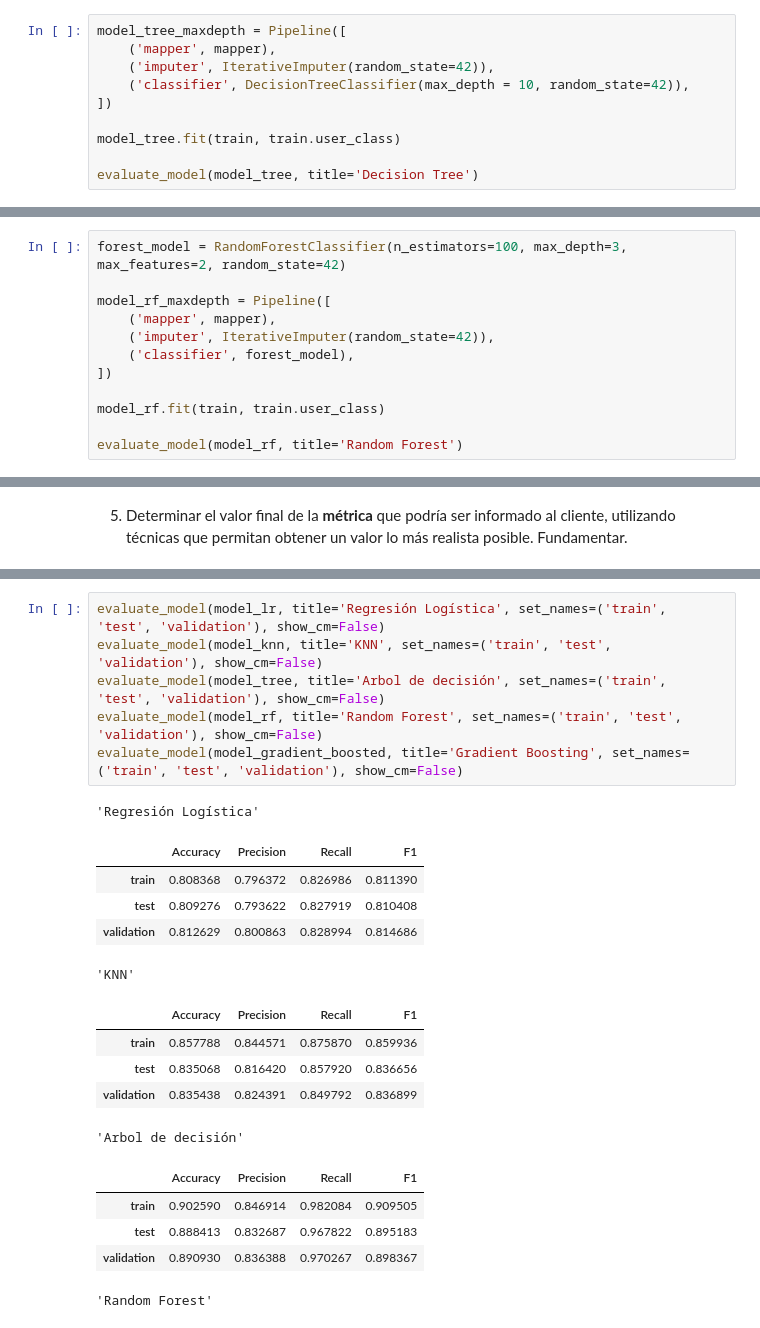
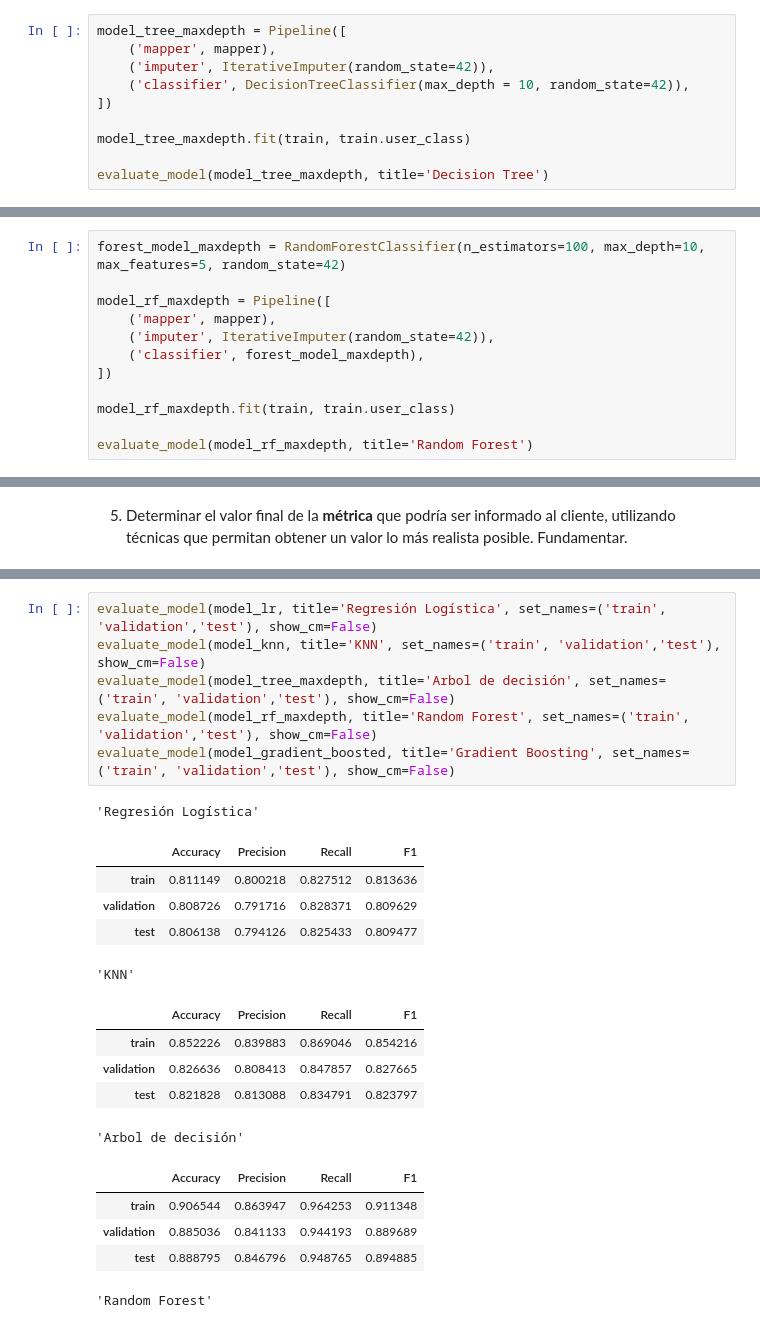
Before and after one commit to MiguelIribas/MachineLearning, a Jupyter notebook: tp2_experimentation.ipynb, the cells around one changed output, grey strips where cells are left out. Saved outputs shown, nothing was run; the diff lists cells and outputs as text.

Commit message:
avances tp2 con el resto de modelos

```diff
--- a/tp2_experimentation.ipynb
+++ b/tp2_experimentation.ipynb
@@ -284,9 +284,9 @@ model_tree_maxdepth = Pipeline([
     ('classifier', DecisionTreeClassifier(max_depth = 10, random_state=42)),
 ])
 
-model_tree.fit(train, train.user_class)
+model_tree_maxdepth.fit(train, train.user_class)
 
-evaluate_model(model_tree, title='Decision Tree')
+evaluate_model(model_tree_maxdepth, title='Decision Tree')
 # %% [output]
 'Decision Tree'
 |  | Accuracy | Precision | Recall | F1 |
@@ -320,17 +320,17 @@ evaluate_model(model_rf, title='Random Forest')
 # %% [markdown]
 Observamos que al no indicar un límite de profundidad y cantidad de estimadores obtenemos una precisión de 1, por lo que entendemos que el algorítmo **está sobreentrenando.**
 # %%
-forest_model = RandomForestClassifier(n_estimators=100, max_depth=3, max_features=2, random_state=42)
+forest_model_maxdepth = RandomForestClassifier(n_estimators=100, max_depth=10, max_features=5, random_state=42)
 
 model_rf_maxdepth = Pipeline([
     ('mapper', mapper),
     ('imputer', IterativeImputer(random_state=42)),
-    ('classifier', forest_model),
+    ('classifier', forest_model_maxdepth),
 ])
 
-model_rf.fit(train, train.user_class)
+model_rf_maxdepth.fit(train, train.user_class)
 
-evaluate_model(model_rf, title='Random Forest')
+evaluate_model(model_rf_maxdepth, title='Random Forest')
 # %% [output]
 'Random Forest'
 |  | Accuracy | Precision | Recall | F1 |
@@ -370,24 +527,24 @@ Para evitar que los modelos sobreentrenen utilizamos:
 # %%
-evaluate_model(model_lr, title='Regresión Logística', set_names=('train', 'test', 'validation'), show_cm=False)
-evaluate_model(model_knn, title='KNN', set_names=('train', 'test', 'validation'), show_cm=False)
-evaluate_model(model_tree, title='Arbol de decisión', set_names=('train', 'test', 'validation'), show_cm=False)
-evaluate_model(model_rf, title='Random Forest', set_names=('train', 'test', 'validation'), show_cm=False)
-evaluate_model(model_gradient_boosted, title='Gradient Boosting', set_names=('train', 'test', 'validation'), show_cm=False)
+evaluate_model(model_lr, title='Regresión Logística', set_names=('train', 'validation','test'), show_cm=False)
+evaluate_model(model_knn, title='KNN', set_names=('train', 'validation','test'), show_cm=False)
+evaluate_model(model_tree_maxdepth, title='Arbol de decisión', set_names=('train', 'validation','test'), show_cm=False)
+evaluate_model(model_rf_maxdepth, title='Random Forest', set_names=('train', 'validation','test'), show_cm=False)
+evaluate_model(model_gradient_boosted, title='Gradient Boosting', set_names=('train', 'validation','test'), show_cm=False)
 # %% [output]
 'Regresión Logística'
 |  | Accuracy | Precision | Recall | F1 |
-| train | 0.808368 | 0.796372 | 0.826986 | 0.811390 |
-| test | 0.809276 | 0.793622 | 0.827919 | 0.810408 |
-| validation | 0.812629 | 0.800863 | 0.828994 | 0.814686 |
+| train | 0.811149 | 0.800218 | 0.827512 | 0.813636 |
+| validation | 0.808726 | 0.791716 | 0.828371 | 0.809629 |
+| test | 0.806138 | 0.794126 | 0.825433 | 0.809477 |
 'KNN'
 |  | Accuracy | Precision | Recall | F1 |
-| train | 0.857788 | 0.844571 | 0.875870 | 0.859936 |
-| test | 0.835068 | 0.816420 | 0.857920 | 0.836656 |
-| validation | 0.835438 | 0.824391 | 0.849792 | 0.836899 |
+| train | 0.852226 | 0.839883 | 0.869046 | 0.854216 |
+| validation | 0.826636 | 0.808413 | 0.847857 | 0.827665 |
+| test | 0.821828 | 0.813088 | 0.834791 | 0.823797 |
 'Arbol de decisión'
 |  | Accuracy | Precision | Recall | F1 |
-| train | 0.902590 | 0.846914 | 0.982084 | 0.909505 |
-| test | 0.888413 | 0.832687 | 0.967822 | 0.895183 |
-| validation | 0.890930 | 0.836388 | 0.970267 | 0.898367 |
+| train | 0.906544 | 0.863947 | 0.964253 | 0.911348 |
+| validation | 0.885036 | 0.841133 | 0.944193 | 0.889689 |
+| test | 0.888795 | 0.846796 | 0.948765 | 0.894885 |
 'Random Forest'
 |  | Accuracy | Precision | Recall | F1 |
```
Also changed, not shown: parts of 27 cells of this notebook.
